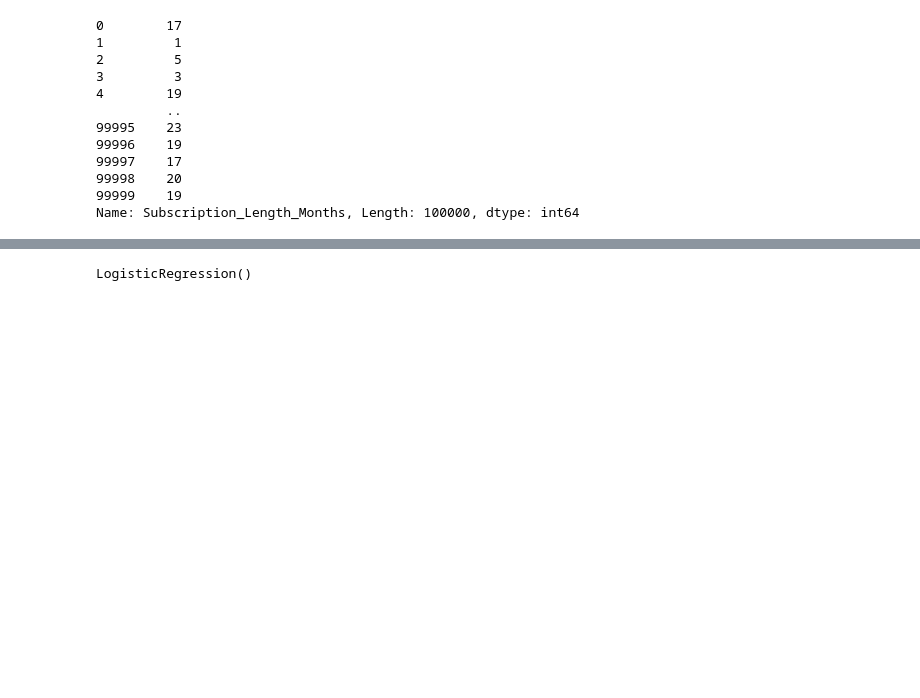
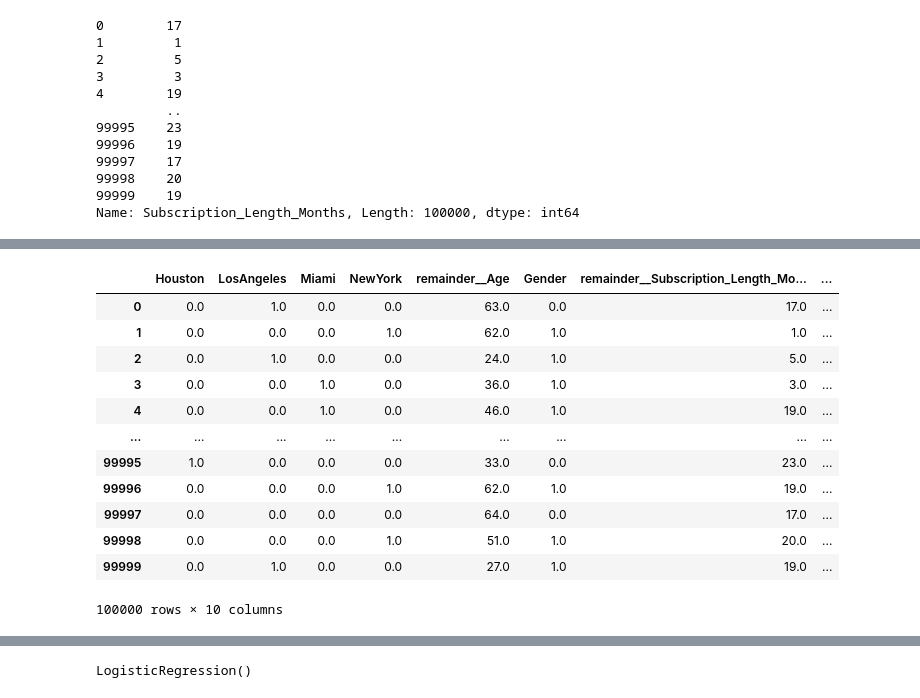
Before and after one commit to GyanPrakashkushwaha/Customer-Churn-Prediction, a Jupyter notebook: experiments/generate_data/smote.ipynb, the cells around one changed output, grey strips where cells are left out. Cells and saved outputs as stored; diff of their text form; code cells hidden in the pictures; blank space fills up the shorter version.

```diff
--- a/experiments/generate_data/smote.ipynb
+++ b/experiments/generate_data/smote.ipynb
@@ -66 +62,17 @@ df = pd.DataFrame(data=df,columns=preprocessing.get_feature_names_out())
+# %%
+df
+# %% [output]
+|  | Houston | LosAngeles | Miami | NewYork | remainder__Age | Gender | remainder__Subscription_Length_Mo... | ... |
+| 0 | 0.0 | 1.0 | 0.0 | 0.0 | 63.0 | 0.0 | 17.0 | ... |
+| 1 | 0.0 | 0.0 | 0.0 | 1.0 | 62.0 | 1.0 | 1.0 | ... |
+| 2 | 0.0 | 1.0 | 0.0 | 0.0 | 24.0 | 1.0 | 5.0 | ... |
+| 3 | 0.0 | 0.0 | 1.0 | 0.0 | 36.0 | 1.0 | 3.0 | ... |
+| 4 | 0.0 | 0.0 | 1.0 | 0.0 | 46.0 | 1.0 | 19.0 | ... |
+| ... | ... | ... | ... | ... | ... | ... | ... | ... |
+| 99995 | 1.0 | 0.0 | 0.0 | 0.0 | 33.0 | 0.0 | 23.0 | ... |
+| 99996 | 0.0 | 0.0 | 0.0 | 1.0 | 62.0 | 1.0 | 19.0 | ... |
+| 99997 | 0.0 | 0.0 | 0.0 | 0.0 | 64.0 | 0.0 | 17.0 | ... |
+| 99998 | 0.0 | 0.0 | 0.0 | 1.0 | 51.0 | 1.0 | 20.0 | ... |
+| 99999 | 0.0 | 1.0 | 0.0 | 0.0 | 27.0 | 1.0 | 19.0 | ... |
+100000 rows × 10 columns
 # %%
```
Also changed, not shown: parts of 16 cells of this notebook, 2 other files.
